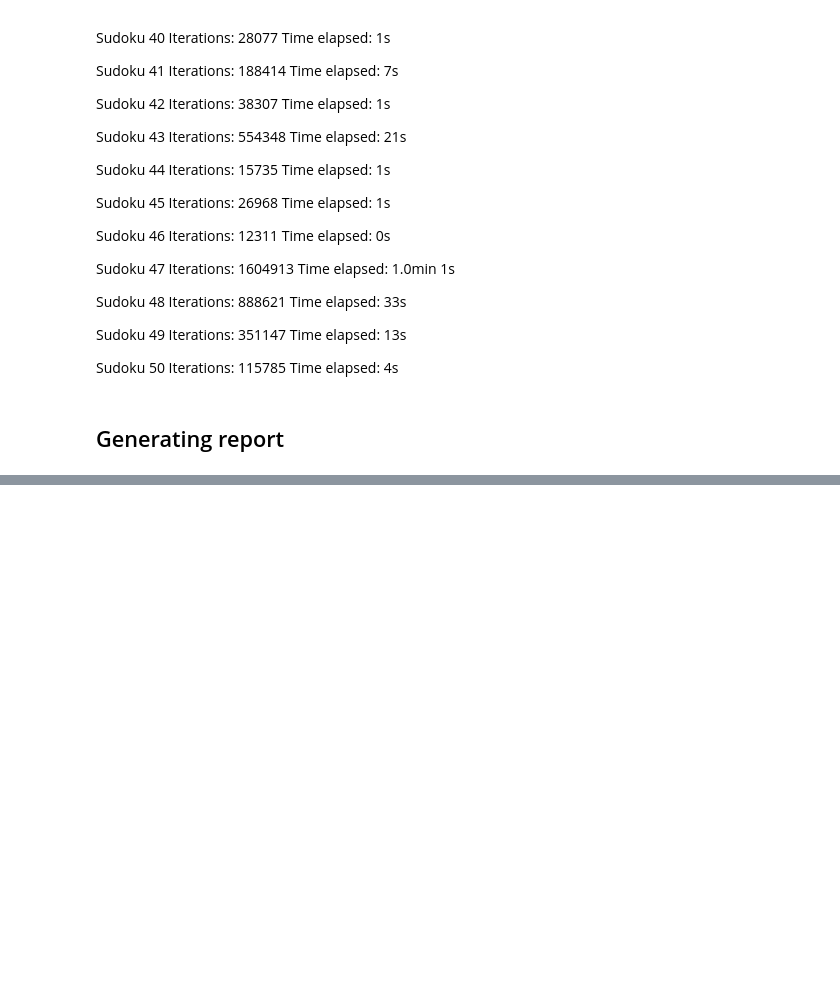
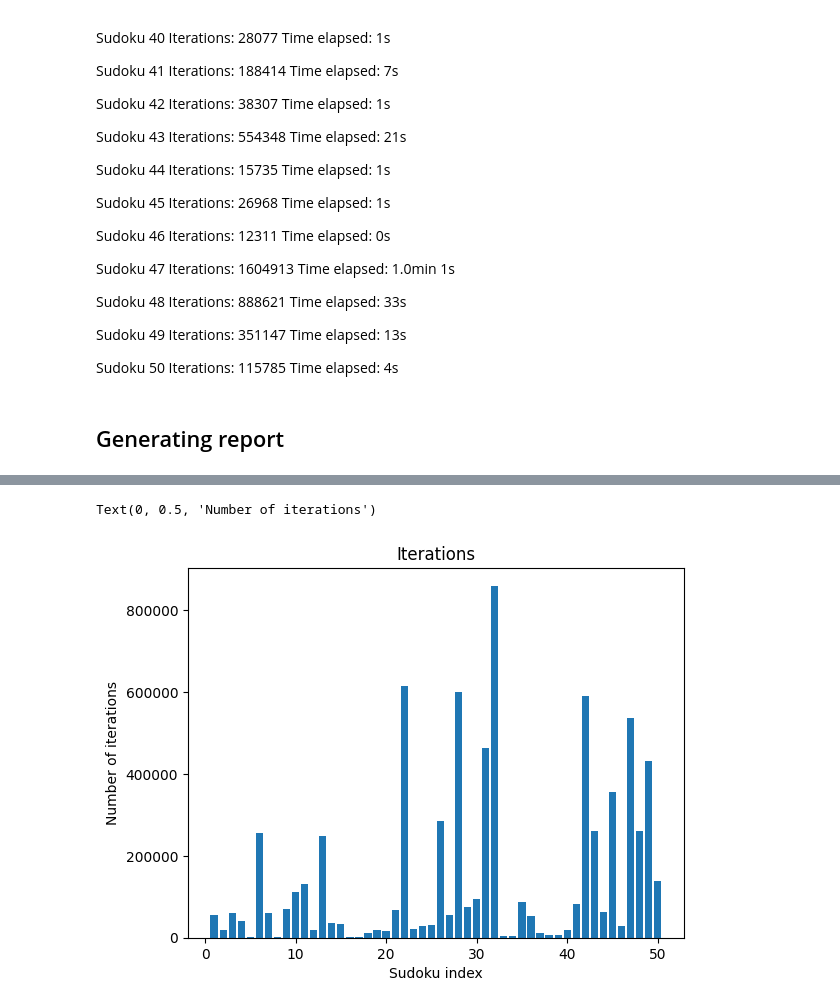
Before and after one commit to Nepommuck/Computational-Methods, a Jupyter notebook: Lab04/task3.ipynb, the cells around one changed output, grey strips where cells are left out. Saved outputs shown, nothing was run; the diff lists cells and outputs as text; code cells hidden in the pictures; blank space fills up the shorter version.

```diff
--- a/Lab04/task3.ipynb
+++ b/Lab04/task3.ipynb
@@ -145,9 +164,9 @@ def solve(sudoku):
 def generate_report(number_of_sudokus=50):
     iterations = []
     time_measurements = []
-    for i in range(1, number_of_sudokus+1):
+    for i in range(1, number_of_sudokus + 1):
         print(f"Sudoku {i}")
-        sudoku = read_sudoku_from_file(f"sudokus\\veryhard\\{i}.txt")
+        sudoku = read_sudoku_from_file(os.path.join("sudokus", "veryhard", f"{i}.txt"))
 
         start_time = time.time()
         results = solve(sudoku)
@@ -158,9 +177,12 @@ def generate_report(number_of_sudokus=50):
         time_measurements.append(seconds_elapsed)
 
         print(f"Iterations: {len(results)}")
-        print("Time elapsed: " +
-            ("" if seconds_elapsed < 60 else f"{seconds_elapsed // 60}min ") + f"{round(seconds_elapsed % 60)}s",
-            end='\n\n')
+        print(
+            "Time elapsed: "
+            + ("" if seconds_elapsed < 60 else f"{seconds_elapsed // 60}min ")
+            + f"{round(seconds_elapsed % 60)}s",
+            end="\n\n",
+        )
     return iterations, time_measurements
 # %% [markdown]
 # Results
@@ -420,7 +455,10 @@ KeyboardInterrupt:
 # %%
-plt.plot([i+1 for i in range(len(iterations))], iterations)
+plt.bar([i + 1 for i in range(len(iterations))], iterations)
 
 plt.title("Iterations")
 plt.xlabel("Sudoku index")
 plt.ylabel("Number of iterations")
+# %% [output]
+Text(0, 0.5, 'Number of iterations')
+[figure, added]
 # %%
```
Also changed, not shown: parts of 10 cells of this notebook, 4 other files.
